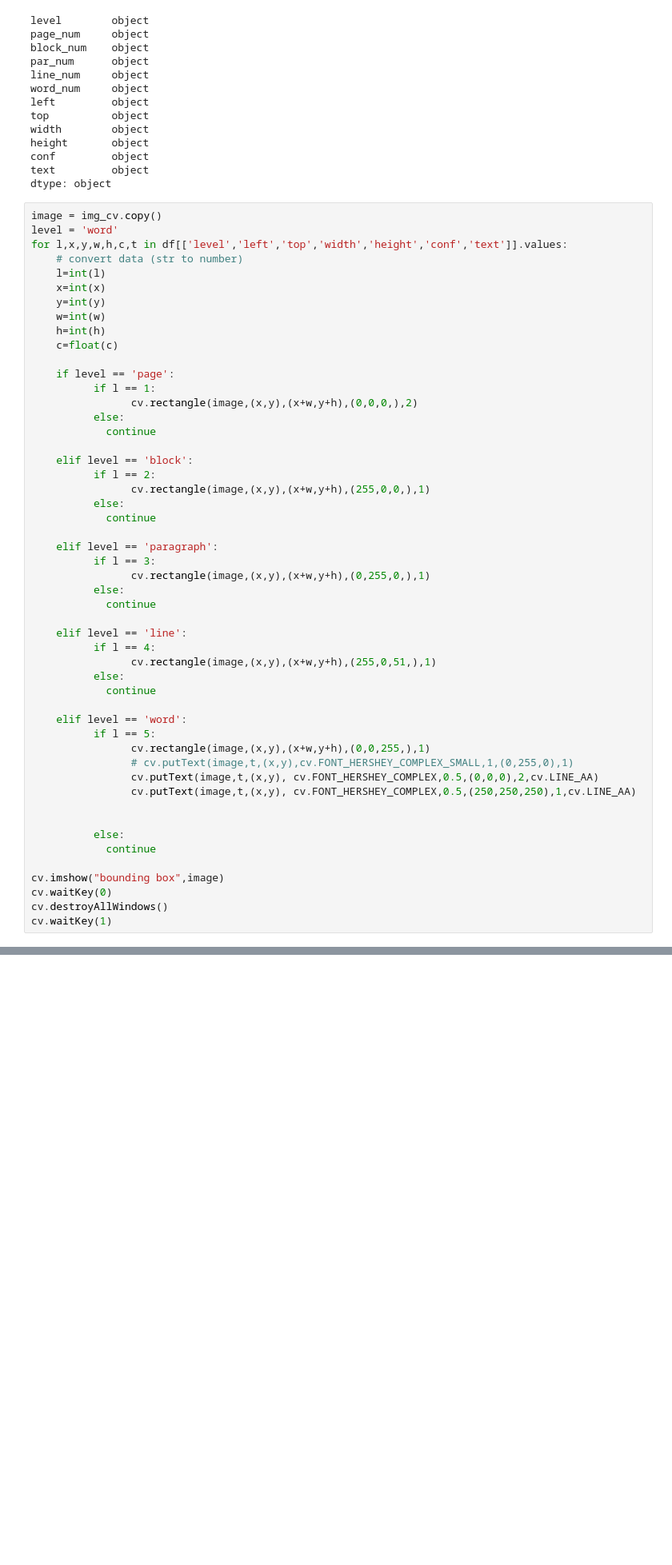
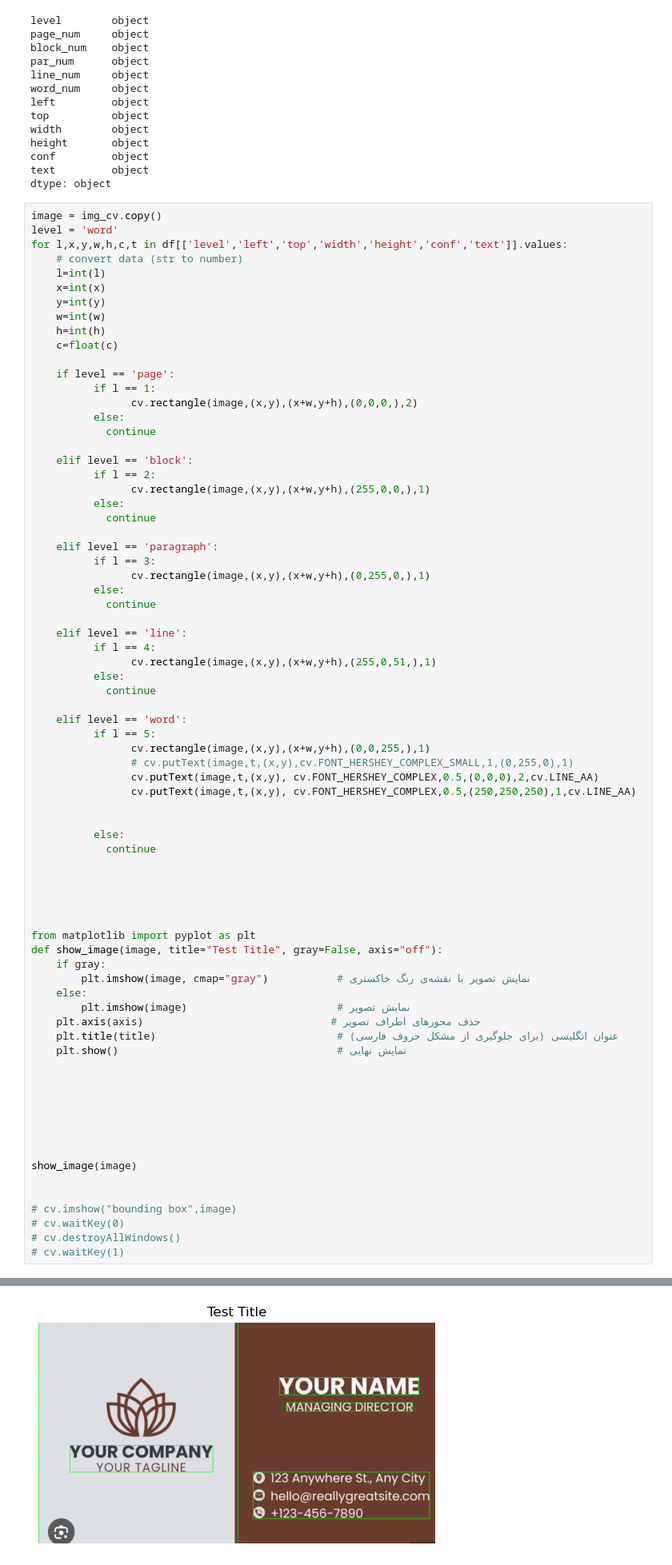
Before and after one commit to TohidEq/uni-mabahes-vijeh, a Jupyter notebook: openCV-project/main.ipynb, the cells around one changed output, grey strips where cells are left out. Shown at 80% size. Drawn from its saved outputs; the diff is of its cells as text; blank space fills up the shorter version.

Commit message:
use plt to show imgs in jupyter

```diff
--- a/openCV-project/main.ipynb
+++ b/openCV-project/main.ipynb
@@ -168,8 +163,31 @@ for l,x,y,w,h,c,t in df[['level','left','top','width','height','conf','text']].v
           else:
             continue
 
-cv.imshow("bounding box",image)
-cv.waitKey(0)
-cv.destroyAllWindows()
-cv.waitKey(1)
+
+
+
+
+from matplotlib import pyplot as plt
+def show_image(image, title="Test Title", gray=False, axis="off"):
+    if gray:
+        plt.imshow(image, cmap="gray")           # نمایش تصویر با نقشه‌ی رنگ خاکستری
+    else:
+        plt.imshow(image)                        # نمایش تصویر
+    plt.axis(axis)                              # حذف محورهای اطراف تصویر
+    plt.title(title)                             # عنوان انگلیسی (برای جلوگیری از مشکل حروف فارسی)
+    plt.show()                                   # نمایش نهایی
+
+
+
+
+
+
+
+show_image(image)
+
+
+# cv.imshow("bounding box",image)
+# cv.waitKey(0)
+# cv.destroyAllWindows()
+# cv.waitKey(1)
 # %% [output]
@@ -176,0 +194 @@ cv.waitKey(1)
+[figure, added]
```
Also changed, not shown: parts of 6 cells of this notebook.
